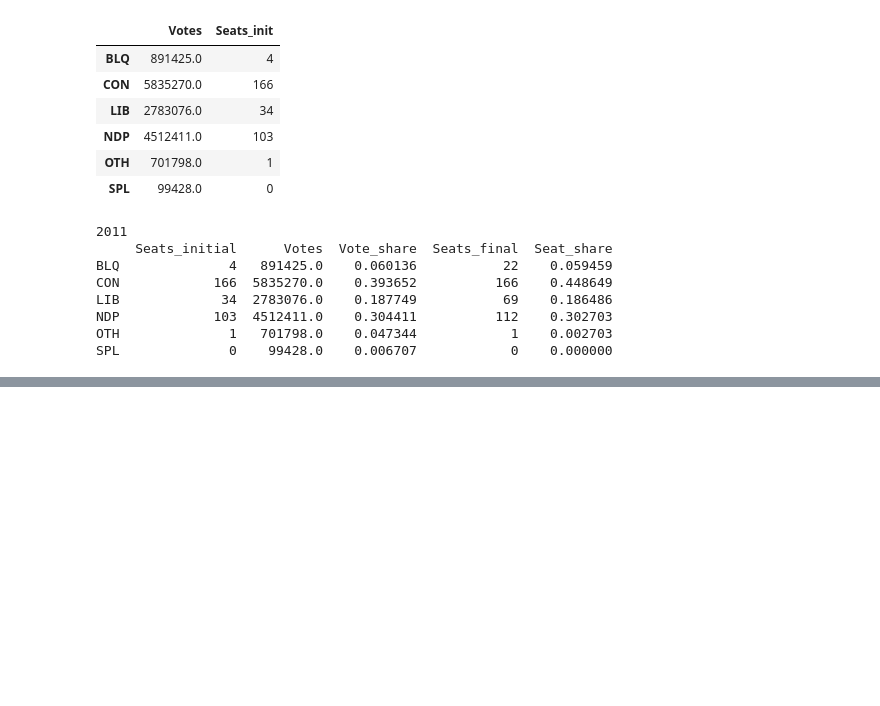
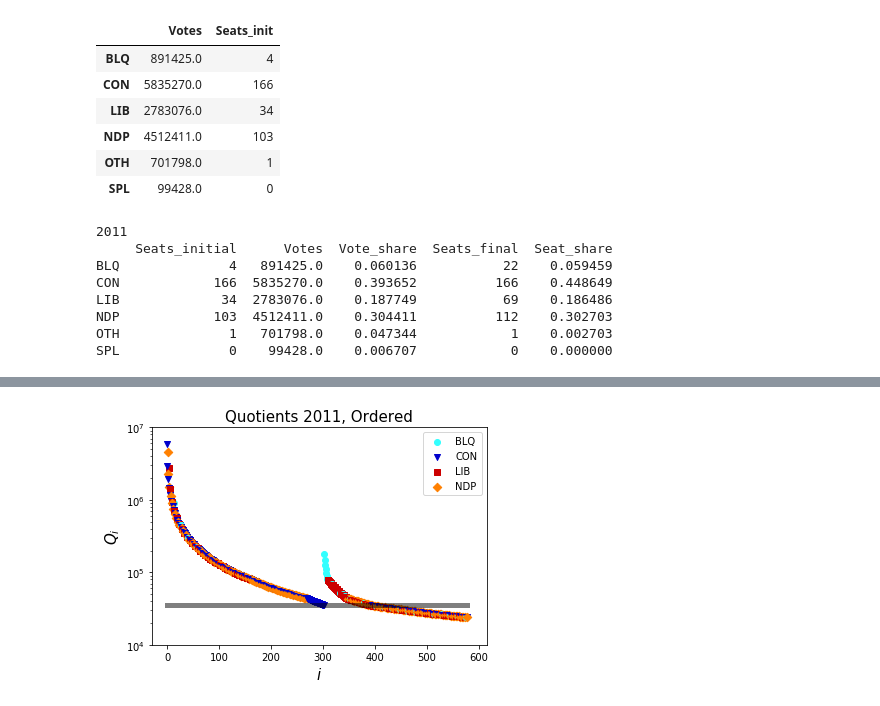
Before and after one commit to Blosberg/MMM, a Jupyter notebook: PR_calcs/PMM_nb.ipynb, the cells around one changed output, grey strips where cells are left out. Saved outputs shown, nothing was run; the diff lists cells and outputs as text; code cells hidden in the pictures; blank space fills up the shorter version.

```diff
--- a/PR_calcs/PMM_nb.ipynb
+++ b/PR_calcs/PMM_nb.ipynb
@@ -287,0 +228,4 @@ plt.xticks(x_positions + bar_width, tuple( list(Standings.index[:-1])), fontsize
+# %%
+PMM.plot_all_quotients( maj_party_standard_labels, year, shortlist, fout_figs_Qlist_all)
+# %% [output]
+[figure, added]
```
Also changed, not shown: parts of 4 cells of this notebook, 2 other files.
